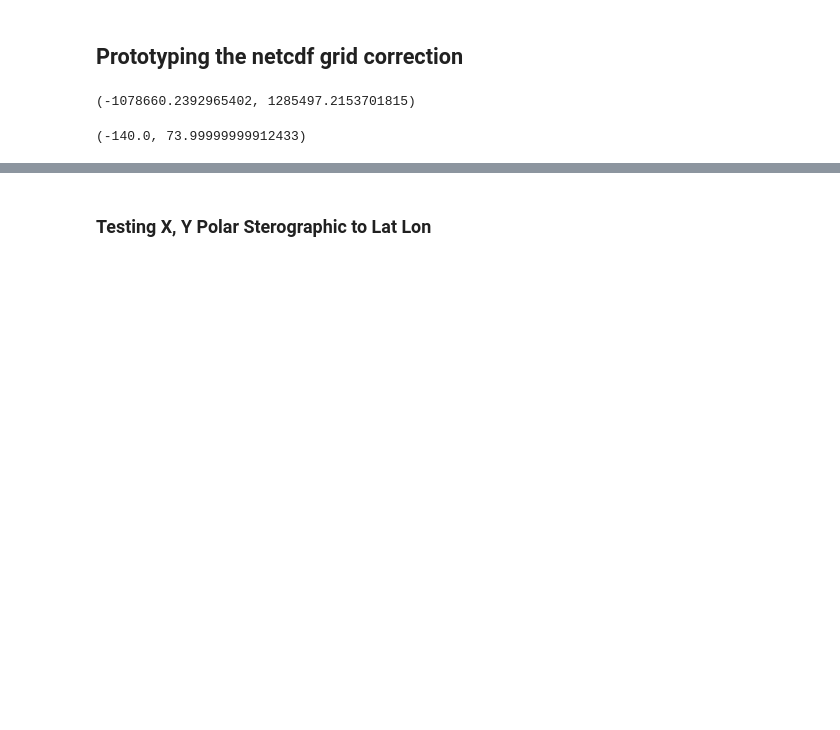
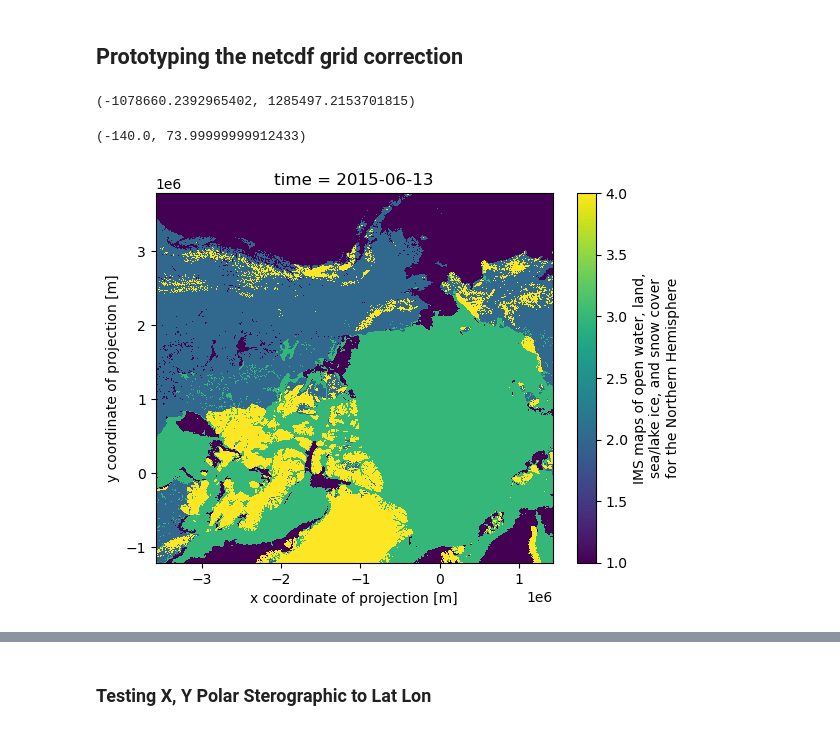
Before and after one commit to NOAA-HES-Capstone/icedyno, a Jupyter notebook: workspaces/julieanna/ims_latlong.ipynb, the cells around one changed output, grey strips where cells are left out. Saved outputs shown, nothing was run; the diff lists cells and outputs as text; code cells hidden in the pictures; blank space fills up the shorter version.

```diff
--- a/workspaces/julieanna/ims_latlong.ipynb
+++ b/workspaces/julieanna/ims_latlong.ipynb
@@ -129,32 +128,26 @@ x, y
 ipg.polar_xy_to_lonlat(x, y)
 # %% [output]
 (-140.0, 73.99999999912433)
-# %%
-# Open the original NetCDF file
-ds = xr.open_dataset(file_path, engine="h5netcdf")
-
-# Expects self.center_coordinates x,y to be "x, y" float values.
-window = 5000 * 1000  # from km to meters
-
-# Perform rotation on the 2D spatial slice
-rotated_sie = np.rot90(ds["IMS_Surface_Values"].values[0], k=1)  # Rotate the 2D array
-
-# Create a new DataArray with the rotated values, specifying the correct dimensions ('y', 'x') and coordinates
-rotated_da = xr.DataArray(
-    rotated_sie, dims=("x", "y"), coords={"y": ds["y"], "x": ds["x"]}
-)
-
-# Since we need to maintain the 'time' dimension when reassigning, use expand_dims to add 'time' back
-rotated_da_expanded = rotated_da.expand_dims("time", axis=0)
-
-# Correctly update the dataset's variable with the rotated data
-# Use the .data property to assign the numpy array, not the DataArray itself
-ds["IMS_Surface_Values"] = (("time", "y", "x"), rotated_da_expanded.data)
-
-cropped_ds = ds.sel(
-    x=slice(x - window // 2, x + window // 2),
-    y=slice(y - window // 2, y + window // 2),
-)
+# %%
+with xr.open_dataset(file_path, engine="h5netcdf") as ds:
+    window = 2000 * 1000  # from km to meters
+    rotated_sie = np.rot90(
+        ds["IMS_Surface_Values"].values[0], k=1, axes=(0, 1)
+    )  # Rotate the 2D array
+    test = rotated_sie.reshape((1, rotated_sie.shape[0], rotated_sie.shape[1]))
+    data_xr = xr.DataArray(
+        test, coords={"y": ds.y, "x": ds.x, "time": ds.time}, dims=["time", "y", "x"]
+    )
+    ds["IMS_Surface_Values"].loc[:, :] = data_xr
+    cropped_ds = ds.sel(
+        x=slice(x - window // 2, x + window // 2),
+        y=slice(y - window // 2, y + window // 2),
+    )
+    cropped_ds.IMS_Surface_Values.plot()
+    cropped_ds.to_netcdf("rotated_test_file.nc")
+    ds.to_netcdf("rotated_ds_test_file.nc")
+# %% [output]
+[figure, added]
 # %%
 plot_sie(
     cropped_ds.IMS_Surface_Values.values[0],
```
Also changed, not shown: parts of 9 cells of this notebook, 2 other files.
